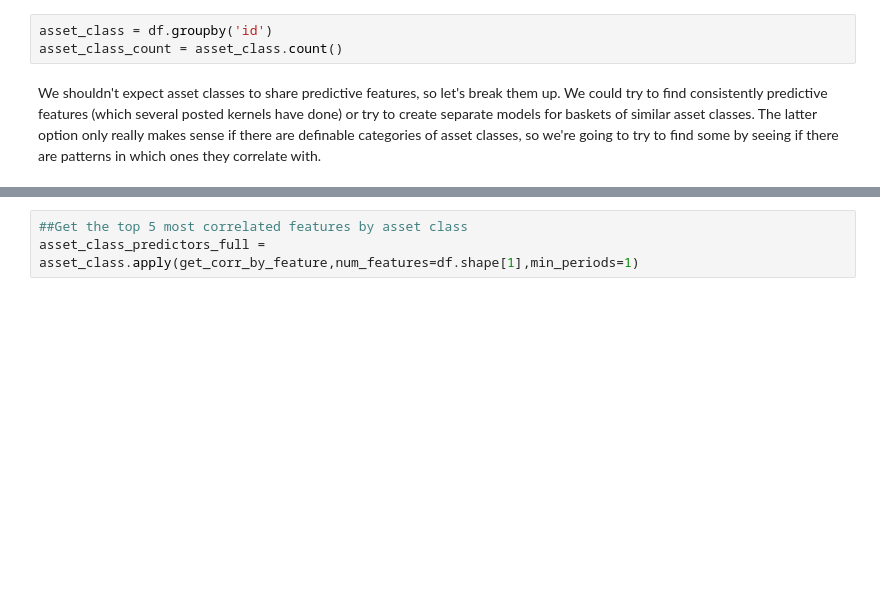
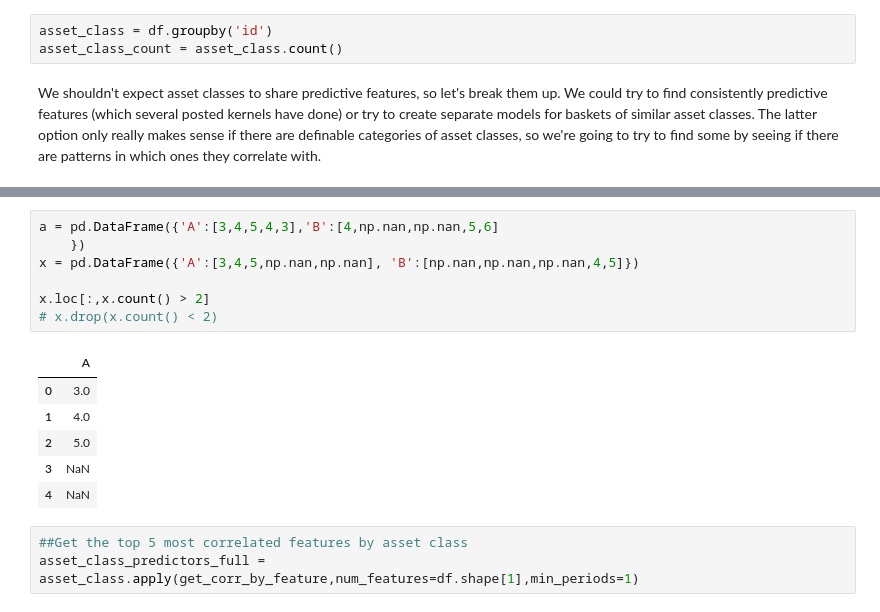
Before and after one commit to mattdeak/TwoSigma-Kaggle, a Jupyter notebook: TwoSigma Asset Grouping.ipynb, the cells around one changed output, grey strips where cells are left out. Drawn from its saved outputs; the diff is of its cells as text; blank space fills up the shorter version.

```diff
--- a/TwoSigma Asset Grouping.ipynb
+++ b/TwoSigma Asset Grouping.ipynb
@@ -34,3 +31,17 @@ def get_corr_by_feature(df,num_features=5,min_periods=40):
+# %%
+a = pd.DataFrame({'A':[3,4,5,4,3],'B':[4,np.nan,np.nan,5,6]
+    })
+x = pd.DataFrame({'A':[3,4,5,np.nan,np.nan], 'B':[np.nan,np.nan,np.nan,4,5]})
+
+x.loc[:,x.count() > 2]
+# x.drop(x.count() < 2)
+# %% [output]
+|  | A |
+| 0 | 3.0 |
+| 1 | 4.0 |
+| 2 | 5.0 |
+| 3 | NaN |
+| 4 | NaN |
 # %%
 ##Get the top 5 most correlated features by asset class
 asset_class_predictors_full = asset_class.apply(get_corr_by_feature,num_features=df.shape[1],min_periods=1)
```
Also changed, not shown: parts of 5 cells of this notebook.
